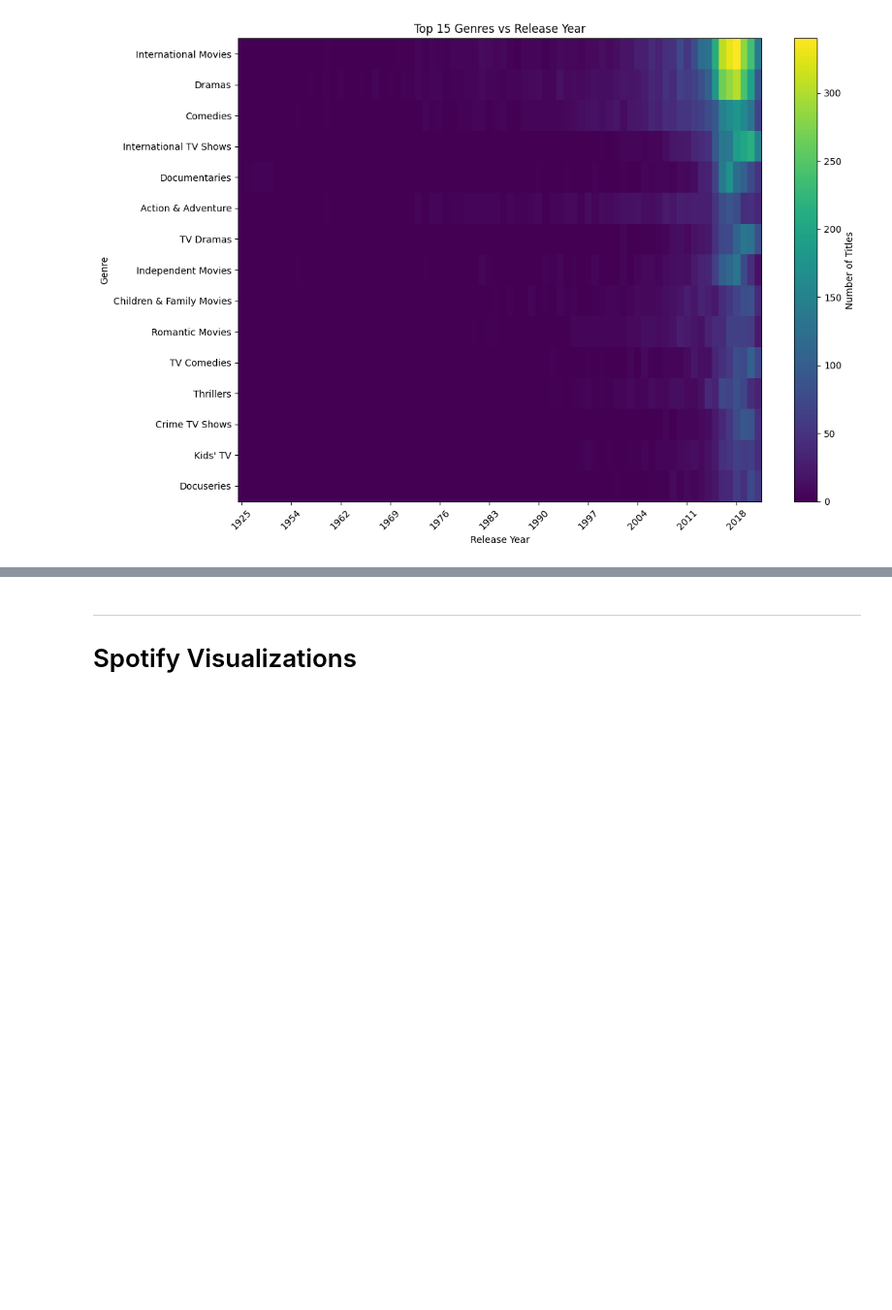
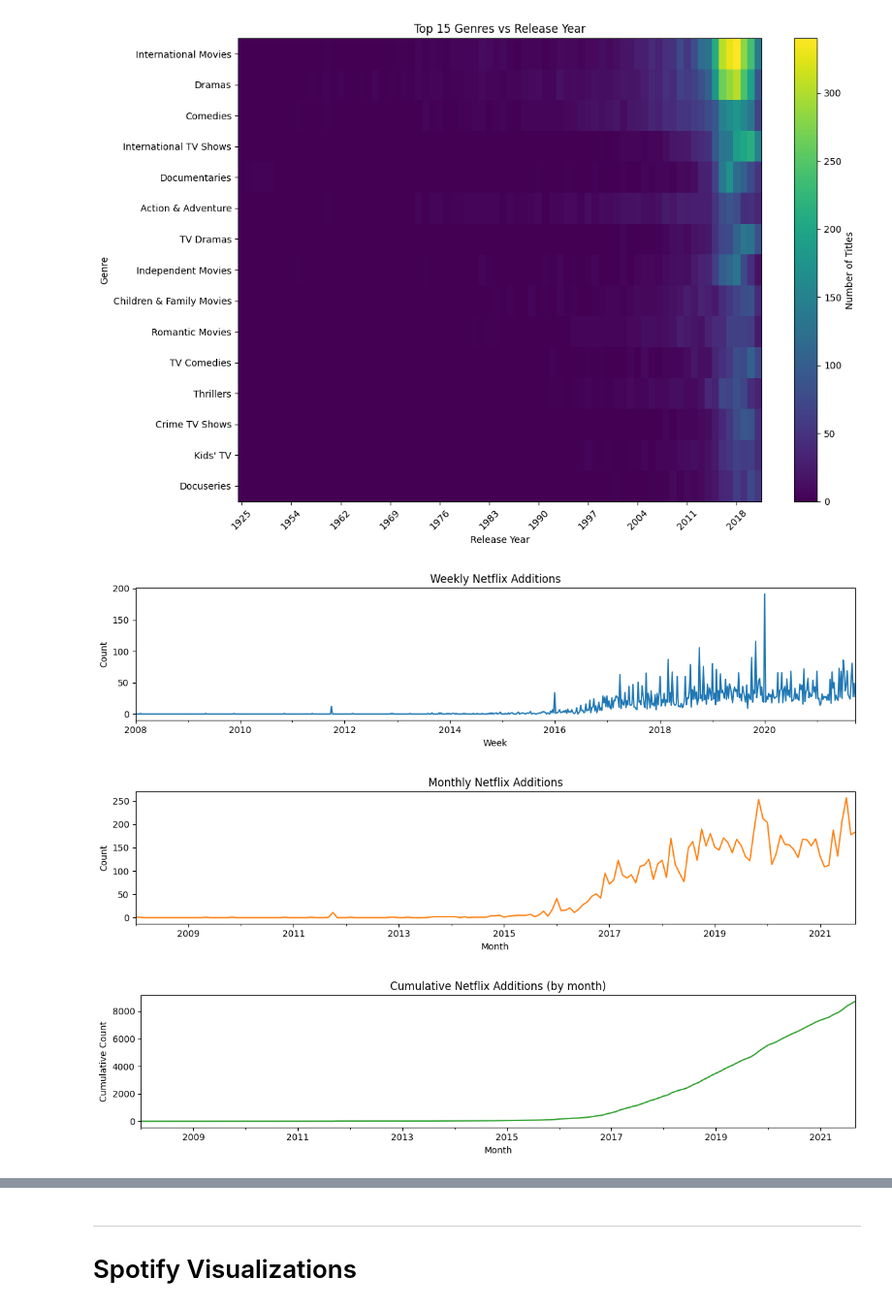
Before and after one commit to Okbatti/NetlfixSpotify_Data_Visualization, a Jupyter notebook: netflix_spotify_eda.ipynb, the cells around one changed output, grey strips where cells are left out. Shown at 97% size. Saved outputs shown, nothing was run; the diff lists cells and outputs as text; code cells hidden in the pictures; blank space fills up the shorter version.

```diff
--- a/netflix_spotify_eda.ipynb
+++ b/netflix_spotify_eda.ipynb
@@ -240,3 +240,60 @@ else:
     print("Required columns (listed_in, release_year) not found for heatmap.")
 # %% [output]
 [figure]
+# %%
+# Time series: Weekly, Monthly and Cumulative counts (Netflix)
+if 'date_added' in netflix.columns:
+    netflix['date_added'] = pd.to_datetime(netflix['date_added'], errors='coerce')
+    df_dates = netflix.dropna(subset=['date_added']).copy()
+
+    # Weekly and monthly series
+    ts_weekly = df_dates.set_index('date_added').resample('W').size()
+    ts_monthly = df_dates.set_index('date_added').resample('M').size()
+
+    if not ts_weekly.empty:
+        plt.figure(figsize=(12,3))
+        ts_weekly.plot(color='tab:blue')
+        plt.title('Weekly Netflix Additions')
+        plt.xlabel('Week')
+        plt.ylabel('Count')
+        plt.tight_layout()
+        plt.show()
+    else:
+        print('No weekly data to plot.')
+
+    if not ts_monthly.empty:
+        plt.figure(figsize=(12,3))
+        ts_monthly.plot(color='tab:orange')
+        plt.title('Monthly Netflix Additions')
+        plt.xlabel('Month')
+        plt.ylabel('Count')
+        plt.tight_layout()
+        plt.show()
+
+        # Cumulative
+        plt.figure(figsize=(12,3))
+        ts_monthly.cumsum().plot(color='tab:green')
+        plt.title('Cumulative Netflix Additions (by month)')
+        plt.xlabel('Month')
+        plt.ylabel('Cumulative Count')
+        plt.tight_layout()
+        plt.show()
+    else:
+        print('No monthly data to plot.')
+else:
+    # fallback: if only release_year is present, show yearly counts (already present above but repeat for clarity)
+    if 'release_year' in netflix.columns:
+        yc = netflix['release_year'].dropna().astype(int).value_counts().sort_index()
+        plt.figure(figsize=(12,3))
+        yc.plot(color='tab:purple')
+        plt.title('Yearly Netflix Releases (fallback)')
+        plt.xlabel('Year')
+        plt.ylabel('Count')
+        plt.tight_layout()
+        plt.show()
+    else:
+        print('No date field (date_added or release_year) available for time series.')
+# %% [output]
+[figure, added]
+[figure, added]
+[figure, added]
```
Also changed, not shown: parts of 9 cells of this notebook, 4 other files.
